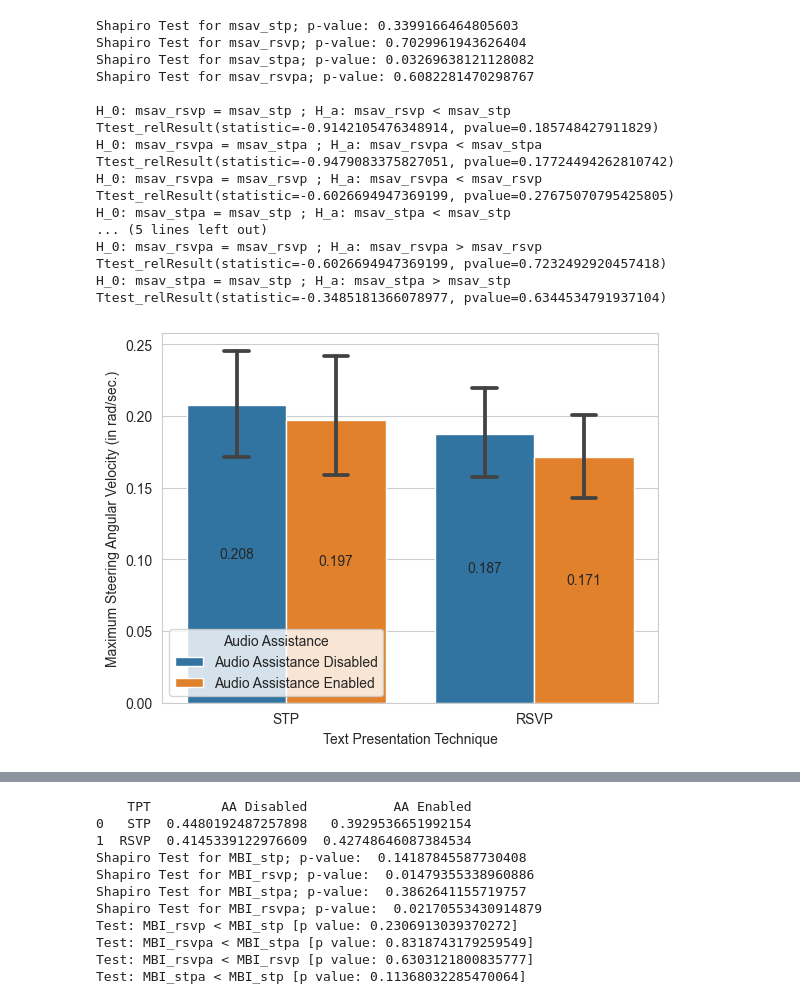
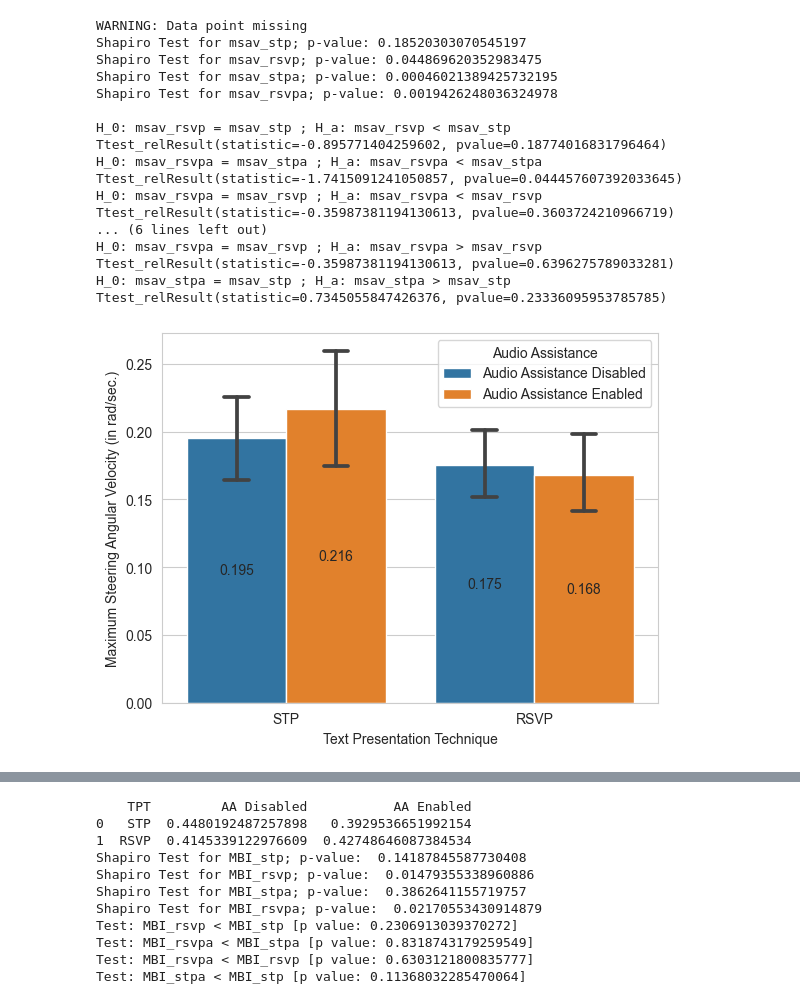
Before and after one commit to shh1v/NDRRI-Data-Analysis, a Jupyter notebook: analysis.ipynb, the cells around one changed output, grey strips where cells are left out. Saved outputs shown, nothing was run; the diff lists cells and outputs as text; code cells hidden in the pictures.

Commit message:
Created utility methods: undersampling, creating seperate arrays, plotting. Rewrote bir metric

```diff
--- a/analysis.ipynb
+++ b/analysis.ipynb
@@ -137,6 +137,25 @@ def generate_refined(old_df, old_data_col, new_data_col):
             print("WARNING: Data point missing")
     return refined_df
 
+def under_sampling(df, data_col):
+    rus = RandomUnderSampler(random_state=50)
+    df_c2, df_c1 = rus.fit_resample(df[data_col].values.reshape((-1, 1)), df["TPTAA"].astype(str))
+    new_df = pd.DataFrame()
+    new_df["TPTAA"] = df_c1
+    new_df[data_col] = df_c2.astype(float)
+    return new_df
+def create_seperate_arrays(df, data_col):
+    rt_stp = df[df["TPTAA"] == "STPNAA"][data_col].values
+    rt_stpa = df[df["TPTAA"] == "STPAA"][data_col].values
+    rt_rsvp = df[df["TPTAA"] == "RSVPNAA"][data_col].values
+    rt_rsvpa = df[df["TPTAA"] == "RSVPAA"][data_col].values
+    return (rt_stp, rt_stpa, rt_rsvp, rt_rsvpa)
+
+def plot_driving_metric(df, data_col):
+        df_decoupled = decouple_df(df)
+        plot = sns.barplot(data=df_decoupled, x="Text Presentation Technique", y=data_col, hue="Audio Assistance", capsize=0.1)
+        for p in plot.containers:
+            plot.bar_label(p, fmt='%.3f', label_type='center')
 
 def decouple_df(df):
     # This method also renames the values of "Audio Assistance" Column
@@ -364,20 +349,7 @@ for i in range(0, swv_df.shape[0]):
 swv_df["MAX"] = MSVs
 
 # Restructuring the data frame.
-msav_refined = pd.DataFrame(columns = ["Participant_ID", "TPT", "Audio Assistance", "MSAV"])
-msav_refined["MSAV"] = msav_refined["MSAV"].astype(float)
-
-for participant in swv_df["Participant_ID"].unique():
-    p_data = swv_df[(swv_df["Participant_ID"] == participant)]
-    new_arr_1 = [participant, "RSVP", "NAA",  p_data[(p_data["RSVP"] == 1) & (p_data["TTS"] == 0)]["MAX"].values.mean()]
-    new_arr_2 = [participant, "RSVP", "AA", p_data[(p_data["RSVP"] == 1) & (p_data["TTS"] == 1)]["MAX"].values.mean()]
-    new_arr_3 = [participant, "STP", "NAA", p_data[(p_data["RSVP"] == 0) & (p_data["TTS"] == 0)]["MAX"].values.mean()]
-    new_arr_4 = [participant, "STP", "AA", p_data[(p_data["RSVP"] == 0) & (p_data["TTS"] == 1)]["MAX"].values.mean()]
-
-    msav_refined.loc[len(msav_refined)] = new_arr_1
-    msav_refined.loc[len(msav_refined)] = new_arr_2
-    msav_refined.loc[len(msav_refined)] = new_arr_3
-    msav_refined.loc[len(msav_refined)] = new_arr_4
+msav_refined = generate_refined(swv_df, "MAX", "MSAV")
 
 # Combine columns TPT and Audio Assistance
 msav_combined = pd.DataFrame()
@@ -387,18 +359,11 @@ msav_combined["Maximum Steering Angular Velocity (in rad/sec.)"] = msav_refined[
 # Removing the outliers from the data frame
 remove_outliers(msav_combined, "Maximum Steering Angular Velocity (in rad/sec.)")
 
-# Undersampling the data set
-rus = RandomUnderSampler(random_state=50)
-msav_combined_c2, msav_combined_c1 = rus.fit_resample(msav_combined["Maximum Steering Angular Velocity (in rad/sec.)"].values.reshape((-1, 1)), msav_combined["TPTAA"].astype(str))
-msav_combined = pd.DataFrame()
-msav_combined["TPTAA"] = msav_combined_c1
-msav_combined["Maximum Steering Angular Velocity (in rad/sec.)"] = msav_combined_c2.astype(float)
+# Under sampling the data set
+msav_combined = under_sampling(msav_combined, "Maximum Steering Angular Velocity (in rad/sec.)")
 
 # Creating separate arrays for analysis
-msav_stp = msav_combined[msav_combined["TPTAA"] == "STPNAA"]["Maximum Steering Angular Velocity (in rad/sec.)"].values
-msav_stpa = msav_combined[msav_combined["TPTAA"] == "STPAA"]["Maximum Steering Angular Velocity (in rad/sec.)"].values
-msav_rsvp = msav_combined[msav_combined["TPTAA"] == "RSVPNAA"]["Maximum Steering Angular Velocity (in rad/sec.)"].values
-msav_rsvpa = msav_combined[msav_combined["TPTAA"] == "RSVPAA"]["Maximum Steering Angular Velocity (in rad/sec.)"].values
+msav_stp, msav_stpa, msav_rsvp, msav_rsvpa = create_seperate_arrays(msav_combined, "Maximum Steering Angular Velocity (in rad/sec.)")
 
 # Perform P-tests foer texting the hypothesis
 print("Shapiro Test for msav_stp; p-value:", stats.shapiro(msav_stp)[1])
@@ -410,49 +375,46 @@ print("Shapiro Test for msav_rsvpa; p-value:", stats.shapiro(msav_rsvpa)[1], "\n
 # Test if H_a: msav_rsvp < msav_stp
 print("H_0: msav_rsvp = msav_stp ; H_a: msav_rsvp < msav_stp")
 print(stats.ttest_rel(a = msav_rsvp, b = msav_stp, alternative = "less"))
 print("H_0: msav_rsvpa = msav_stpa ; H_a: msav_rsvpa < msav_stpa")
 print(stats.ttest_rel(a = msav_rsvpa, b = msav_stpa, alternative = "less"))
 # Test if H_a: msav_aae < msav_aad
 print("H_0: msav_rsvpa = msav_rsvp ; H_a: msav_rsvpa < msav_rsvp")
 print(stats.ttest_rel(a = msav_rsvpa, b = msav_rsvp, alternative = "less"))
 print("H_0: msav_stpa = msav_stp ; H_a: msav_stpa < msav_stp")
 print(stats.ttest_rel(a = msav_stpa, b = msav_stp, alternative = "less"))
 
 # Test if H_a: msav_rsvp > msav_stp
 print("H_0: msav_rsvp = msav_stp ; H_a: msav_rsvp > msav_stp")
 print(stats.ttest_rel(a = msav_rsvp, b = msav_stp, alternative = "greater"))
 print("H_0: msav_rsvpa = msav_stpa ; H_a: msav_rsvpa > msav_stpa")
 print(stats.ttest_rel(a = msav_rsvpa, b = msav_stpa, alternative = "greater"))
 # Test if H_a: msav_aae > msav_aad
 print("H_0: msav_rsvpa = msav_rsvp ; H_a: msav_rsvpa > msav_rsvp")
 print(stats.ttest_rel(a = msav_rsvpa, b = msav_rsvp, alternative = "greater"))
 print("H_0: msav_stpa = msav_stp ; H_a: msav_stpa > msav_stp")
 print(stats.ttest_rel(a = msav_stpa, b = msav_stp, alternative = "greater"))
 
 # Getting decoupled dataframe for the graph
-msav_decoupled = decouple_df(msav_combined)
-plot = sns.barplot(data=msav_decoupled, x="Text Presentation Technique", y="Maximum Steering Angular Velocity (in rad/sec.)", hue="Audio Assistance", capsize=0.1)
-for p in plot.containers:
-    plot.bar_label(p, fmt='%.3f', label_type='center')
+plot_driving_metric(msav_combined, "Maximum Steering Angular Velocity (in rad/sec.)")
 # %% [output]
-Shapiro Test for msav_stp; p-value: 0.3399166464805603
-Shapiro Test for msav_rsvp; p-value: 0.7029961943626404
-Shapiro Test for msav_stpa; p-value: 0.03269638121128082
-Shapiro Test for msav_rsvpa; p-value: 0.6082281470298767
+WARNING: Data point missing
+Shapiro Test for msav_stp; p-value: 0.18520303070545197
+Shapiro Test for msav_rsvp; p-value: 0.044869620352983475
+Shapiro Test for msav_stpa; p-value: 0.00046021389425732195
+Shapiro Test for msav_rsvpa; p-value: 0.0019426248036324978
 
 H_0: msav_rsvp = msav_stp ; H_a: msav_rsvp < msav_stp
-Ttest_relResult(statistic=-0.9142105476348914, pvalue=0.185748427911829)
+Ttest_relResult(statistic=-0.895771404259602, pvalue=0.18774016831796464)
 H_0: msav_rsvpa = msav_stpa ; H_a: msav_rsvpa < msav_stpa
-Ttest_relResult(statistic=-0.9479083375827051, pvalue=0.17724494262810742)
+Ttest_relResult(statistic=-1.7415091241050857, pvalue=0.044457607392033645)
 H_0: msav_rsvpa = msav_rsvp ; H_a: msav_rsvpa < msav_rsvp
-Ttest_relResult(statistic=-0.6026694947369199, pvalue=0.27675070795425805)
-H_0: msav_stpa = msav_stp ; H_a: msav_stpa < msav_stp
-... (5 lines left out)
+Ttest_relResult(statistic=-0.35987381194130613, pvalue=0.3603724210966719)
+... (6 lines left out)
 H_0: msav_rsvpa = msav_rsvp ; H_a: msav_rsvpa > msav_rsvp
-Ttest_relResult(statistic=-0.6026694947369199, pvalue=0.7232492920457418)
+Ttest_relResult(statistic=-0.35987381194130613, pvalue=0.6396275789033281)
 H_0: msav_stpa = msav_stp ; H_a: msav_stpa > msav_stp
-Ttest_relResult(statistic=-0.3485181366078977, pvalue=0.6344534791937104)
+Ttest_relResult(statistic=0.7345055847426376, pvalue=0.23336095953785785)
-[figure, old version]
+[figure, new version]
 # %%
 # Analyzing the Standard Deviation of Steering Wheel Angle
 SDSWAs = []
```
Also changed, not shown: parts of 5 cells of this notebook.
